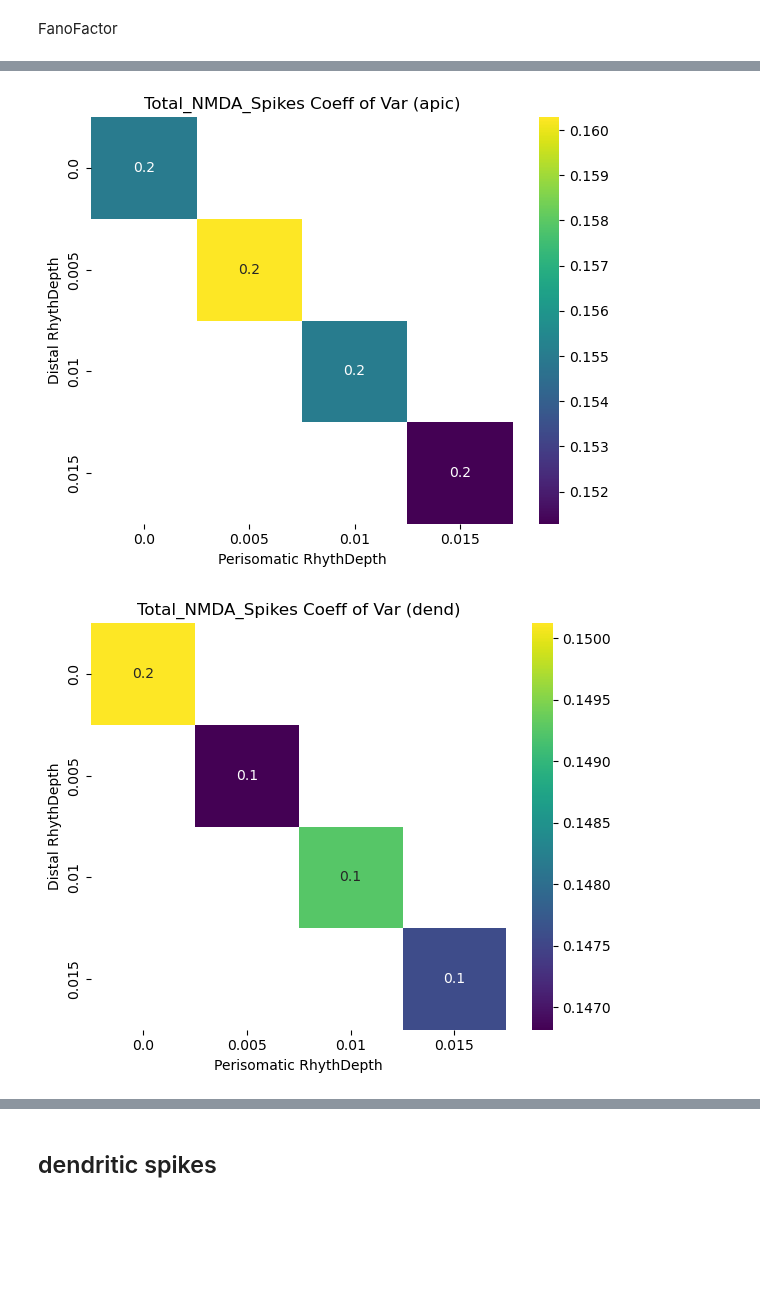
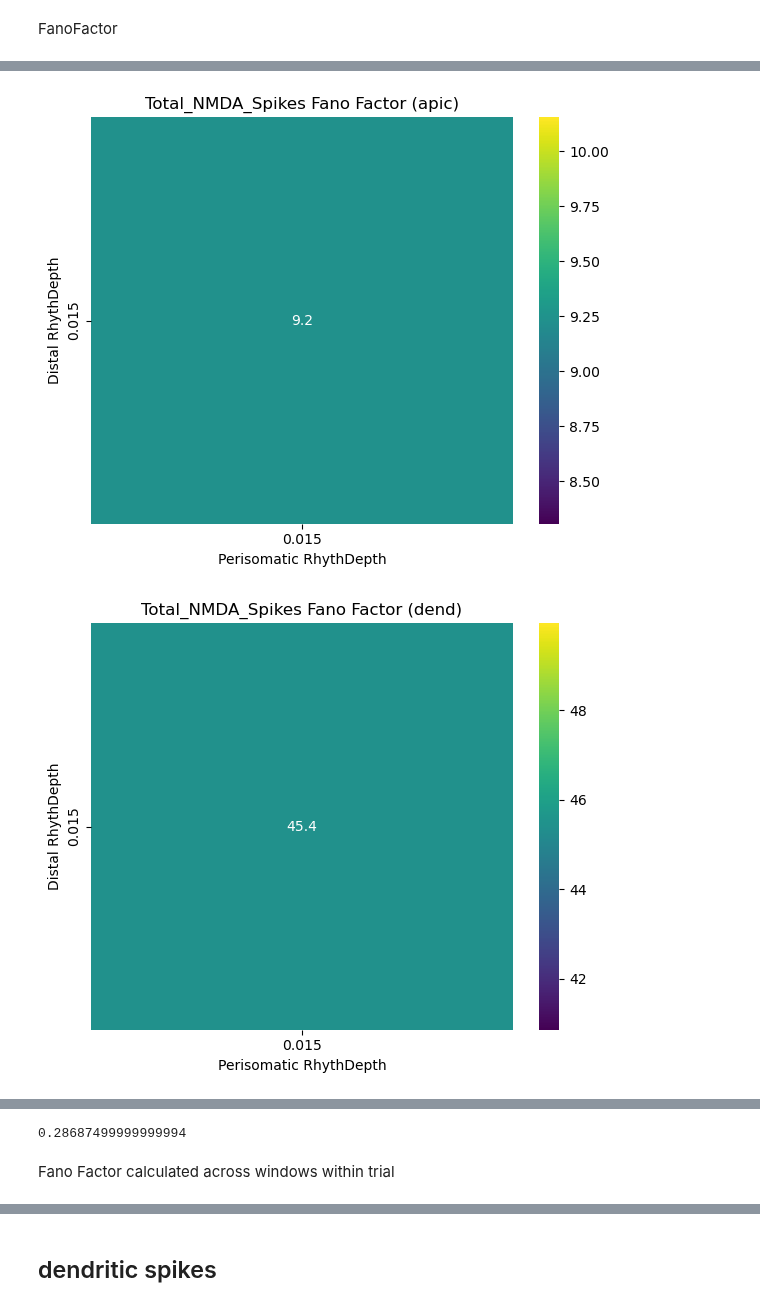
Before and after one commit to davidfague/Neural-Modeling, a Jupyter notebook: notebooks/rhyth_depth_mod_across_seeds.ipynb, the cells around one changed output, grey strips where cells are left out. Saved outputs shown, nothing was run; the diff lists cells and outputs as text; code cells hidden in the pictures; blank space fills up the shorter version.

```diff
--- a/notebooks/rhyth_depth_mod_across_seeds.ipynb
+++ b/notebooks/rhyth_depth_mod_across_seeds.ipynb
@@ -7,6 +7,28 @@ sim_directory = "/home/drfrbc/Neural-Modeling/scripts/2025-02-13-12-46-measuring
 sim_directory = "/home/drfrbc/Neural-Modeling/scripts/2025-03-14-08-52-all3_stas_multiple_seeds"
 sim_directory = "/home/drfrbc/Neural-Modeling/scripts/2025-03-17-09-57-all3_stas_multiple_seeds_NoMapping"
 sim_directory = "/home/drfrbc/Neural-Modeling/scripts/2025-03-20-20-34-full_sim_rhyth_across_seeds"
+sim_directory = "/home/drfrbc/Neural-Modeling/scripts/2025-03-21-10-30-full_reduced_sim"
+sim_directory = "/home/drfrbc/Neural-Modeling/scripts/2025-03-21-12-07-tuning_detailed_rhyth_fr"
+sim_directory = "/home/drfrbc/Neural-Modeling/scripts/2025-03-21-15-34-tuning_detailed_rhyth_fr"
+sim_directory = "/home/drfrbc/Neural-Modeling/scripts/2025-03-21-16-42-tuning_detailed_rhyth_fr"
+sim_directory = "/home/drfrbc/Neural-Modeling/scripts/2025-03-21-18-59-reduced_rhyth_fr"
+sim_directory = "/home/drfrbc/Neural-Modeling/scripts/2025-03-21-20-17-reduced_rhyth_fr"
+sim_directory = "/home/drfrbc/Neural-Modeling/scripts/2025-03-21-22-33-reduced_rhyth_fr"
+sim_directory = "/home/drfrbc/Neural-Modeling/scripts/2025-03-22-04-12-reduced_rhyth_fr"
+# sim_directory = "/home/drfrbc/Neural-Modeling/scripts/2025-03-22-08-38-reduced_rhyth_fr"
+sim_directory = "/home/drfrbc/Neural-Modeling/scripts/2025-03-22-08-38-Basal_density_100"
+sim_directory = "/home/drfrbc/Neural-Modeling/scripts/2025-03-22-18-10-reduced_rhyth_fr"
+sim_directory = "/home/drfrbc/Neural-Modeling/scripts/2025-03-22-23-05-reduced_rhyth_fr"
+sim_directory = "/home/drfrbc/Neural-Modeling/scripts/2025-03-23-01-42-Basal_density_1025"
+sim_directory = "/home/drfrbc/Neural-Modeling/scripts/2025-03-23-08-10-Basal_density_1035"
+
+sim_directory = "/home/drfrbc/Neural-Modeling/scripts/2025-03-23-15-25-complex_baseline_fr"
+
+sim_directory = "/home/drfrbc/Neural-Modeling/scripts/2025-03-24-13-31-complex_rhyth_50sec"
+
+sim_directory = "/home/drfrbc/Neural-Modeling/scripts/2025-03-24-19-37-complex_rhyth_50sec_0015depth"
+
+sim_directory = "/home/drfrbc/Neural-Modeling/scripts/2025-03-27-21-34-Detailed_sta_run"
 # %%
 %cd ../scripts
 # %% [output]
@@ -83,6 +119,11 @@ spike_table['distal_rhyth_depth'] = distal_rhyth_depths
 import pandas as pd
 import matplotlib.pyplot as plt
 import seaborn as sns
+
+save_folder = os.path.join(sim_directory, f'Rates_by_RhythDep_AcrossSeeds/')
+# create save folder if it does not exist
+if not os.path.exists(save_folder):
+    os.makedirs(save_folder)
 
 # --- 1. Grouping by both rhythmic depth variables ---
 # Adjust the grouping to use both distal and perisomatic rhythmic depths
@@ -95,6 +136,8 @@ grouped_stats.columns = ['_'.join(col).strip() for col in grouped_stats.columns.
 grouped_stats = grouped_stats.reset_index()
 
 print(grouped_stats.head())
+
+grouped_stats.to_csv(os.path.join(save_folder,'spike_rate_df.csv'))
 
 # --- 2. Plotting the metrics as a function of both variables via heatmaps ---
 
@@ -123,6 +166,7 @@ for segment_type in grouped_stats['Segment_Type'].unique():
     axes[1].set_ylabel('Distal RhythDepth')
 
     plt.tight_layout()
+    plt.savefig(os.path.join(save_folder, f'{segment_type}_somaFR_mean_std'))
     plt.show()
 
 # List of spike types and titles for plots
@@ -159,6 +203,7 @@ for spike_type, title in zip(spike_types, titles):
         axes[1].set_ylabel('Distal RhythDepth')
 
         plt.tight_layout()
+        plt.savefig(os.path.join(save_folder, f'{segment_type}_{spike_type}_mean_std'))
         plt.show()
 # %% [output]
    distal_rhyth_depth  perisomatic_rhyth_depth Segment_Type  \
@@ -238,8 +268,8 @@ soma_firing_rate mean
 soma_firing_rate std
 soma_firing_rate var
 # %%
-statistic = ['Fano Factor', 'Coeff of Var'][-1]
-statistic_var = ['fano_factor', 'coeff_of_var'][-1]
+statistic = ['Fano Factor', 'Coeff of Var'][0]
+statistic_var = ['fano_factor', 'coeff_of_var'][0]
 # visualize the Fano Factor for each spike type and segment type by rhythmic depth
 for spike_type in ['soma_firing_rate', 'Total_CA_Spikes', 'Total_NMDA_Spikes', 'Total_NA_Spikes']:
     for segment_type in grouped_stats['Segment_Type'].unique():
@@ -257,5 +287,6 @@ for spike_type in ['soma_firing_rate', 'Total_CA_Spikes', 'Total_NMDA_Spikes', '
         ax.set_ylabel('Distal RhythDepth')
 
         plt.tight_layout()
+        plt.savefig(os.path.join(save_folder, f'{segment_type}_{spike_type}_{statistic_var}'))
         plt.show()
 # %% [output]
@@ -264,2 +295,2 @@ for spike_type in ['soma_firing_rate', 'Total_CA_Spikes', 'Total_NMDA_Spikes', '
-[figure, old version]
+[figure, new version]
-[figure, old version]
+[figure, new version]
@@ -268 +299,7 @@ for spike_type in ['soma_firing_rate', 'Total_CA_Spikes', 'Total_NMDA_Spikes', '
+# %%
+params.exc_syn_properties['distal_basal']['syn_density']/2.16
+# %% [output]
+0.28687499999999994
+# %% [markdown]
+Fano Factor calculated across windows within trial
 # %% [markdown]
```
Also changed, not shown: parts of 8 cells of this notebook.
